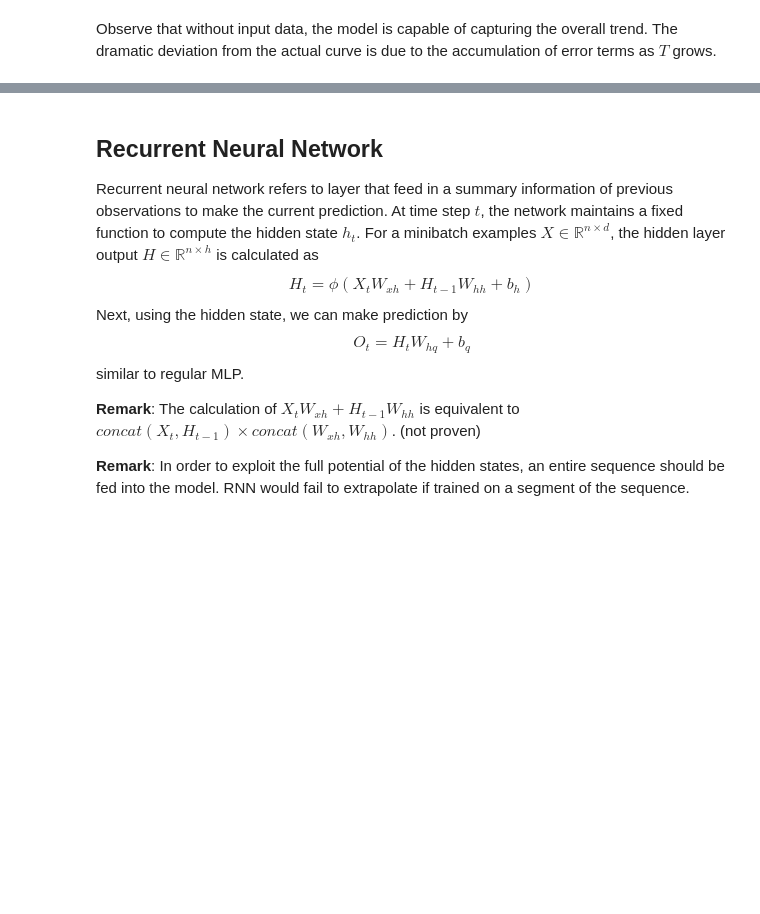
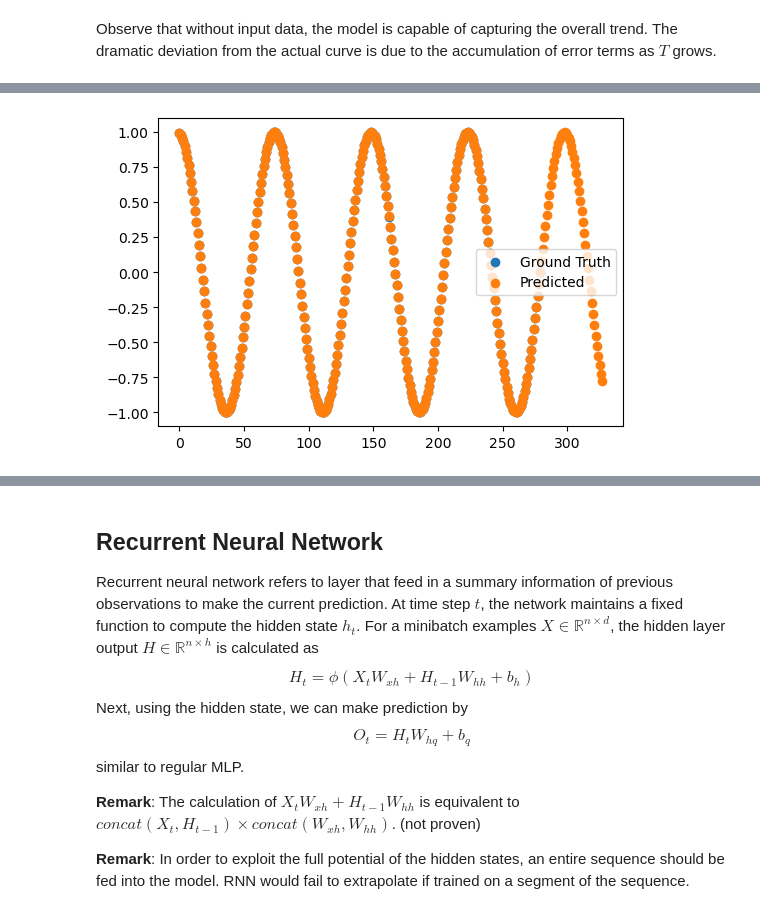
Before and after one commit to ToviTu/The_Ultimate_Guide2DS, a Jupyter notebook: Deep Learning/Recurrent_NN.ipynb, the cells around one changed output, grey strips where cells are left out. Saved outputs shown, nothing was run; the diff lists cells and outputs as text; code cells hidden in the pictures; blank space fills up the shorter version.

```diff
--- a/Deep Learning/Recurrent_NN.ipynb
+++ b/Deep Learning/Recurrent_NN.ipynb
@@ -102,0 +140,16 @@ Observe that without input data, the model is capable of capturing the overall t
+# %%
+with torch.no_grad():
+    plt.scatter(range(len(data.x[TAU:])), data.x[TAU:])
+    x_hat = torch.concat([model(X) for X,y in data.get_dataloader()]).detach().numpy().flatten()
+    x_new = []
+    input = torch.tensor(x_hat[-TAU:])
+    for _ in range(100):
+        new = model(input)
+        input[:-1] = input[1:].clone()
+        input[-1] = new
+        x_new.append(new.item())
+    x_hat = list(x_hat) + x_new
+    plt.scatter(range(len(x_hat)), x_hat)
+    plt.legend(['Ground Truth', 'Predicted'])
+# %% [output]
+[figure, added]
```
Also changed, not shown: parts of 22 cells of this notebook, 2 other files.
